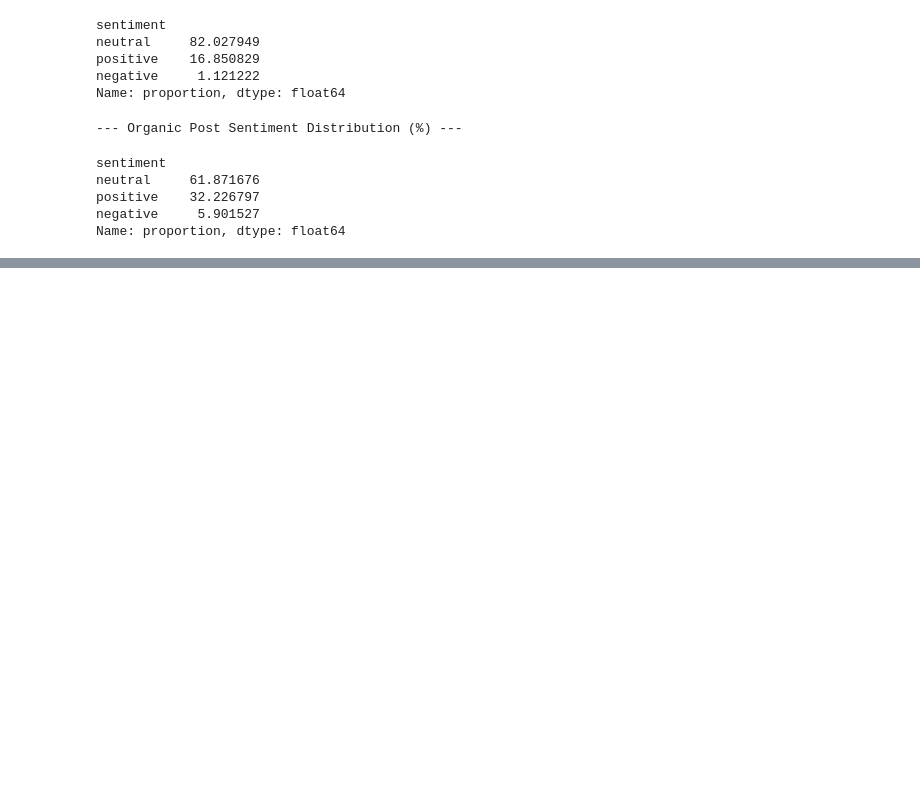
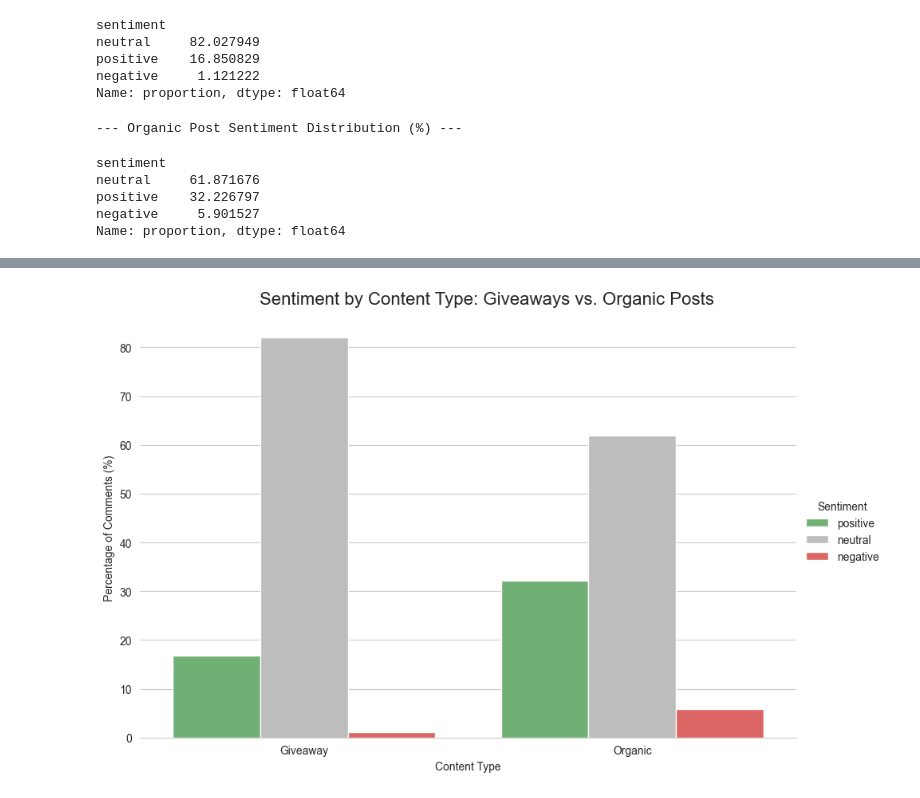
Before and after one commit to chuckfinca/demo-application, a Jupyter notebook: notebooks/analysis.ipynb, the cells around one changed output, grey strips where cells are left out. Drawn from its saved outputs; the diff is of its cells as text; code cells hidden in the pictures; blank space fills up the shorter version.

```diff
--- a/notebooks/analysis.ipynb
+++ b/notebooks/analysis.ipynb
@@ -244,0 +282,29 @@ Name: proportion, dtype: float64
+# %%
+# Create a DataFrame for easy plotting with seaborn
+sentiment_comparison_df = pd.DataFrame({
+    'Giveaway': giveaway_sentiment,
+    'Organic': organic_sentiment
+}).T.reset_index().rename(columns={'index': 'Post Type'})
+
+# Melt the DataFrame for use with catplot
+plot_df = sentiment_comparison_df.melt(id_vars='Post Type', var_name='Sentiment', value_name='Percentage')
+
+# Create the plot
+g = sns.catplot(
+    data=plot_df,
+    kind='bar',
+    x='Post Type',
+    y='Percentage',
+    hue='Sentiment',
+    palette={'positive': '#66BB6A', 'neutral': '#BDBDBD', 'negative': '#EF5350'},
+    hue_order=['positive', 'neutral', 'negative'],
+    height=6,
+    aspect=1.5
+)
+g.despine(left=True)
+g.set_axis_labels("Content Type", "Percentage of Comments (%)")
+g.fig.suptitle('Sentiment by Content Type: Giveaways vs. Organic Posts', y=1.03, fontsize=16)
+plt.savefig('../reports/4_content_comparison_barchart.png', bbox_inches='tight')
+plt.show()
+# %% [output]
+[figure, added]
```
Also changed, not shown: parts of 12 cells of this notebook, 5 other files.
